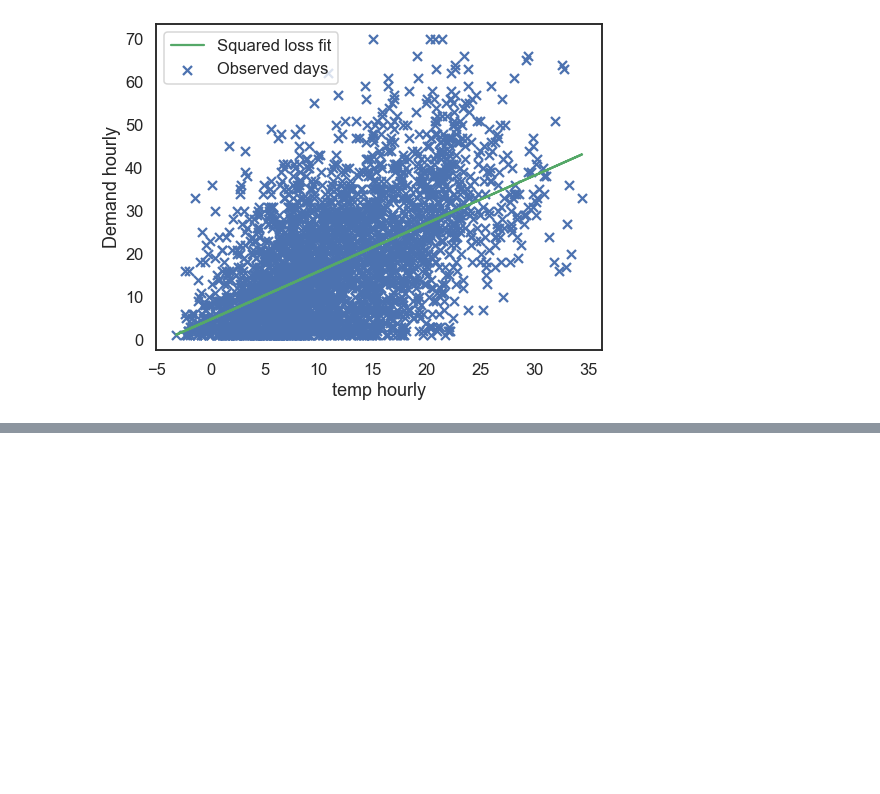
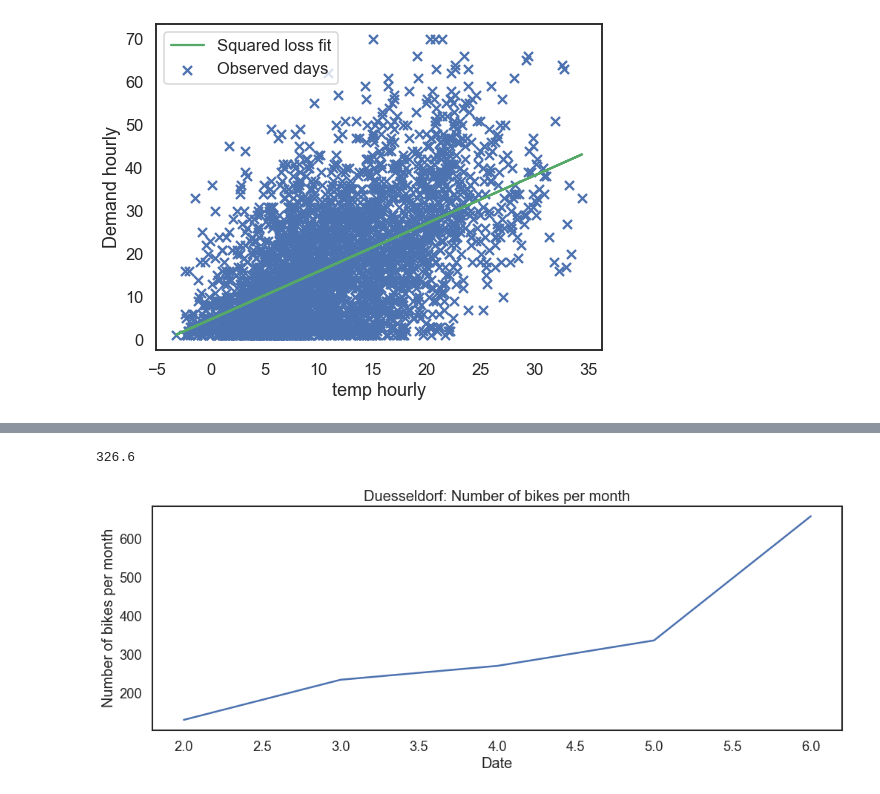
Before and after one commit to Polifka/eagle_gang, a Jupyter notebook: KPI analysis.ipynb, the cells around one changed output, grey strips where cells are left out. Drawn from its saved outputs; the diff is of its cells as text; code cells hidden in the pictures; blank space fills up the shorter version.

```diff
--- a/KPI analysis.ipynb
+++ b/KPI analysis.ipynb
@@ -227,0 +285,5 @@ weather_utilization_regression(read_data("bremen"))
+# %%
+plot_daily_fleet_size(duesseldorf, "Duesseldorf",  "month")
+# %% [output]
+326.6
+[figure, added]
```
Also changed, not shown: parts of 7 cells of this notebook.
